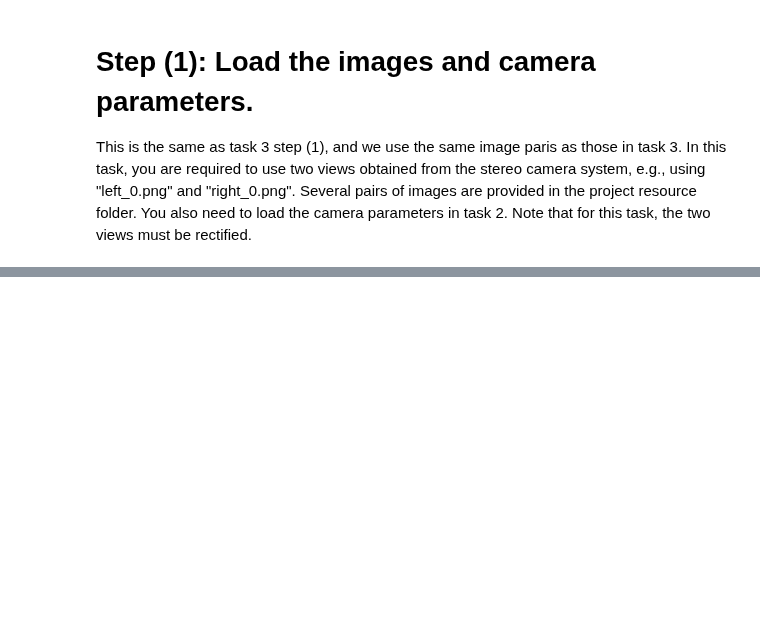
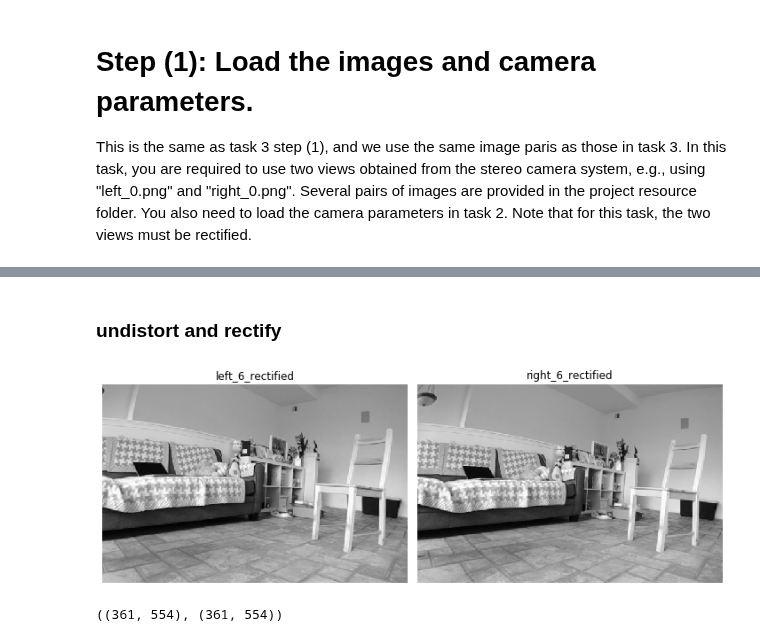
Before and after one commit to eshangaur/Perception-in-Robotics, a Jupyter notebook: project_2a/code/task_4/task_4.ipynb, the cells around one changed output, grey strips where cells are left out. Saved outputs shown, nothing was run; the diff lists cells and outputs as text; code cells hidden in the pictures; blank space fills up the shorter version.

```diff
--- a/project_2a/code/task_4/task_4.ipynb
+++ b/project_2a/code/task_4/task_4.ipynb
@@ -48,0 +68,24 @@ distCoeffs_right = s.getNode('distCoeffs_right').mat()
+# %% [markdown]
+### undistort and rectify
+# %%
+h, w = left_[1].shape[:2]
+
+newcameramtx, roi = cv2.getOptimalNewCameraMatrix(mtx_left, distCoeffs_left, (w,h), 1, (w,h))
+x,y,w,h = roi
+mapx,mapy = cv2.initUndistortRectifyMap(mtx_left,distCoeffs_left,None,newcameramtx,(w,h),5)
+left_6_rectified = cv2.remap(left_[6].copy(),mapx,mapy,cv2.INTER_LINEAR)[y:y+h, x:x+w]
+
+newcameramtx, roi = cv2.getOptimalNewCameraMatrix(mtx_right, distCoeffs_right, (w,h), 1, (w,h))
+x,y,w,h = roi
+mapx,mapy = cv2.initUndistortRectifyMap(mtx_right,distCoeffs_right,None,newcameramtx,(w,h),5)
+right_6_rectified = cv2.remap(right_[6].copy(),mapx,mapy,cv2.INTER_LINEAR)
+right_6_rectified = right_6_rectified[y:y+h+10, x:x+w]
+left_6_rectified = left_6_rectified[18:y+h-44, 30:x+w-20]
+
+plot_figures({'left_6_rectified':left_6_rectified, 'right_6_rectified':right_6_rectified},1,2)
+# %% [output]
+[figure, added]
+# %%
+left_6_rectified.shape, right_6_rectified.shape
+# %% [output]
+((361, 554), (361, 554))
```
Also changed, not shown: parts of 15 cells of this notebook, 3 other files.
